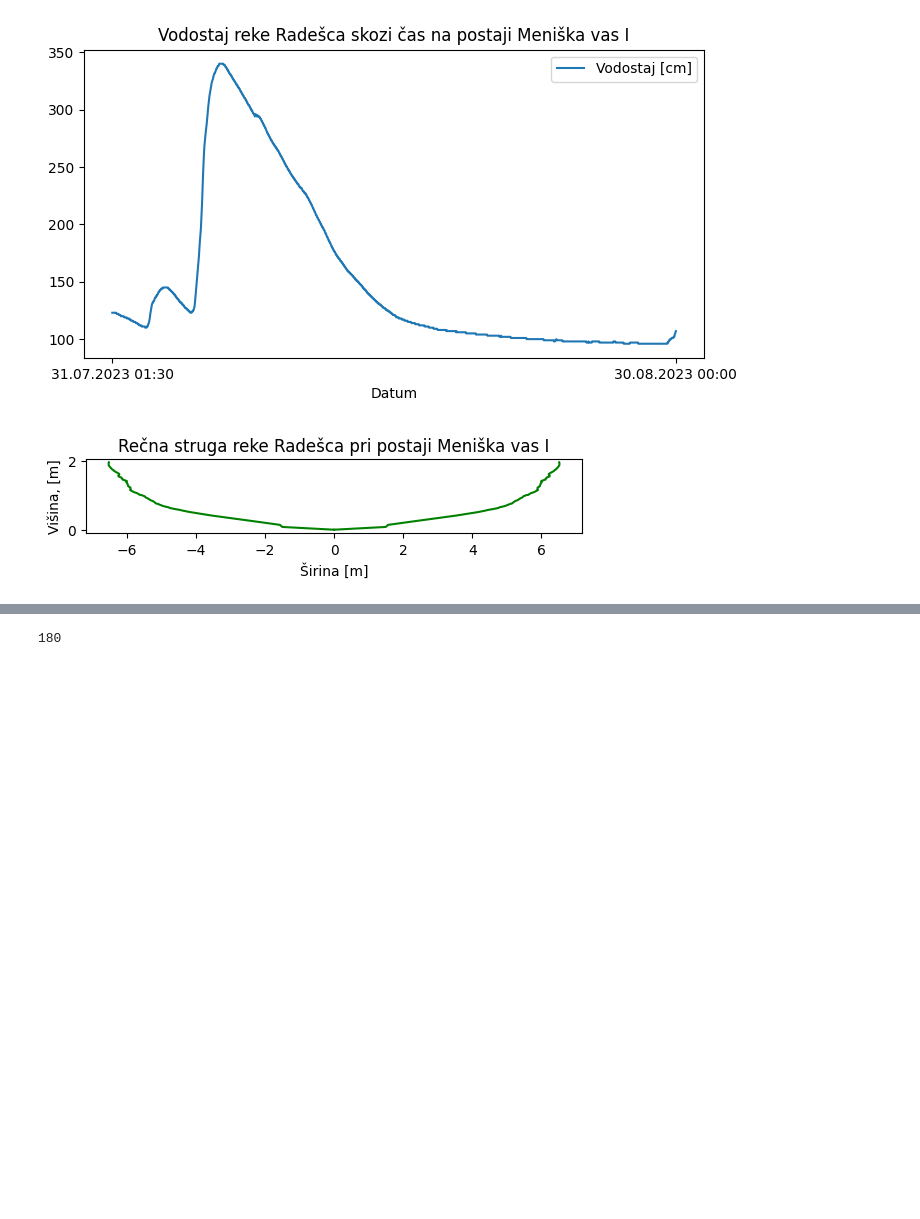
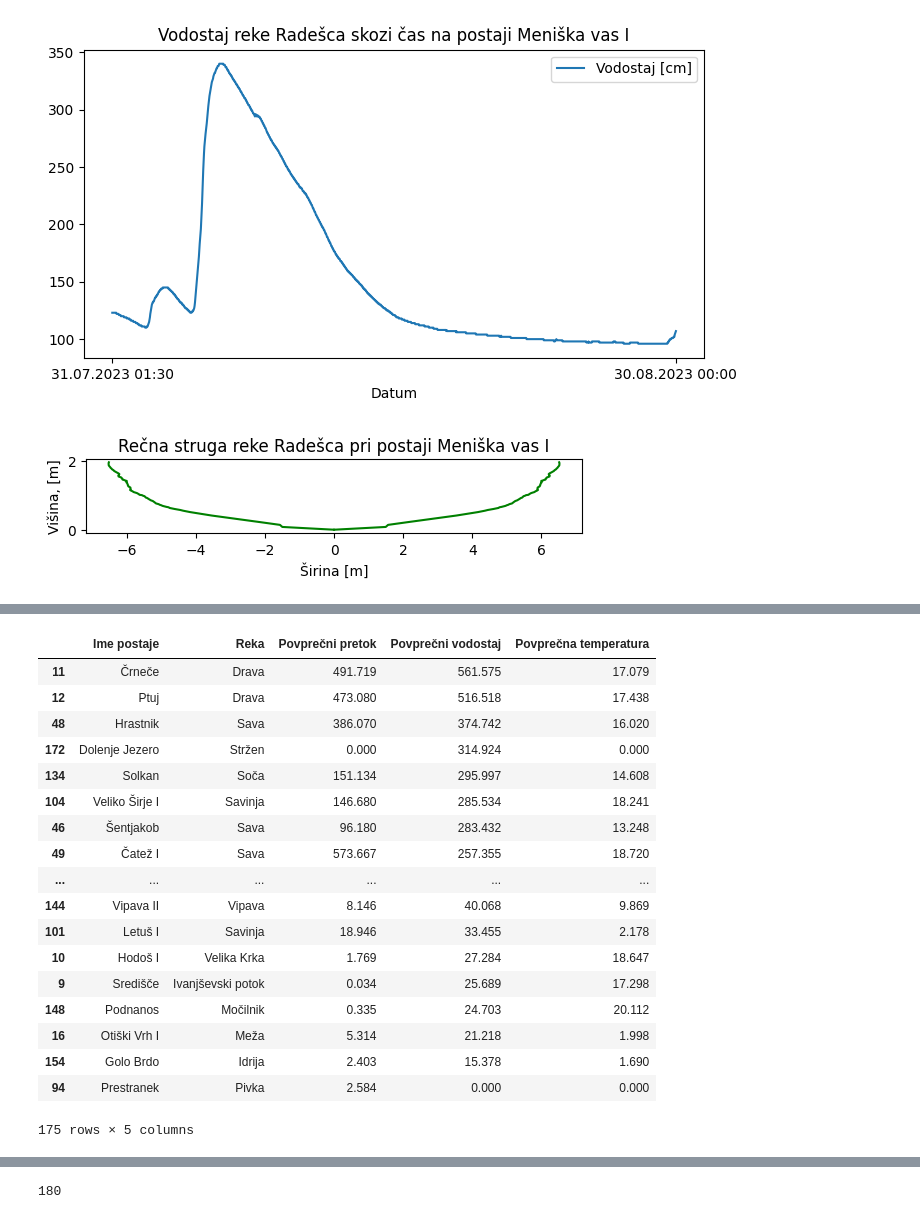
Before and after one commit to ld7426/projektna, a Jupyter notebook: Analiza.ipynb, the cells around one changed output, grey strips where cells are left out. Drawn from its saved outputs; the diff is of its cells as text; code cells hidden in the pictures; blank space fills up the shorter version.

```diff
--- a/Analiza.ipynb
+++ b/Analiza.ipynb
@@ -267,0 +342,22 @@ plt.close()
+# %%
+povprecjapd.sort_values("Povprečni vodostaj", ascending = False)
+# %% [output]
+|  | Ime postaje | Reka | Povprečni pretok | Povprečni vodostaj | Povprečna temperatura |
+| 11 | Črneče | Drava | 491.719 | 561.575 | 17.079 |
+| 12 | Ptuj | Drava | 473.080 | 516.518 | 17.438 |
+| 48 | Hrastnik | Sava | 386.070 | 374.742 | 16.020 |
+| 172 | Dolenje Jezero | Stržen | 0.000 | 314.924 | 0.000 |
+| 134 | Solkan | Soča | 151.134 | 295.997 | 14.608 |
+| 104 | Veliko Širje I | Savinja | 146.680 | 285.534 | 18.241 |
+| 46 | Šentjakob | Sava | 96.180 | 283.432 | 13.248 |
+| 49 | Čatež I | Sava | 573.667 | 257.355 | 18.720 |
+| ... | ... | ... | ... | ... | ... |
+| 144 | Vipava II | Vipava | 8.146 | 40.068 | 9.869 |
+| 101 | Letuš I | Savinja | 18.946 | 33.455 | 2.178 |
+| 10 | Hodoš I | Velika Krka | 1.769 | 27.284 | 18.647 |
+| 9 | Središče | Ivanjševski potok | 0.034 | 25.689 | 17.298 |
+| 148 | Podnanos | Močilnik | 0.335 | 24.703 | 20.112 |
+| 16 | Otiški Vrh I | Meža | 5.314 | 21.218 | 1.998 |
+| 154 | Golo Brdo | Idrija | 2.403 | 15.378 | 1.690 |
+| 94 | Prestranek | Pivka | 2.584 | 0.000 | 0.000 |
+175 rows × 5 columns
```
Also changed, not shown: parts of 9 cells of this notebook.
